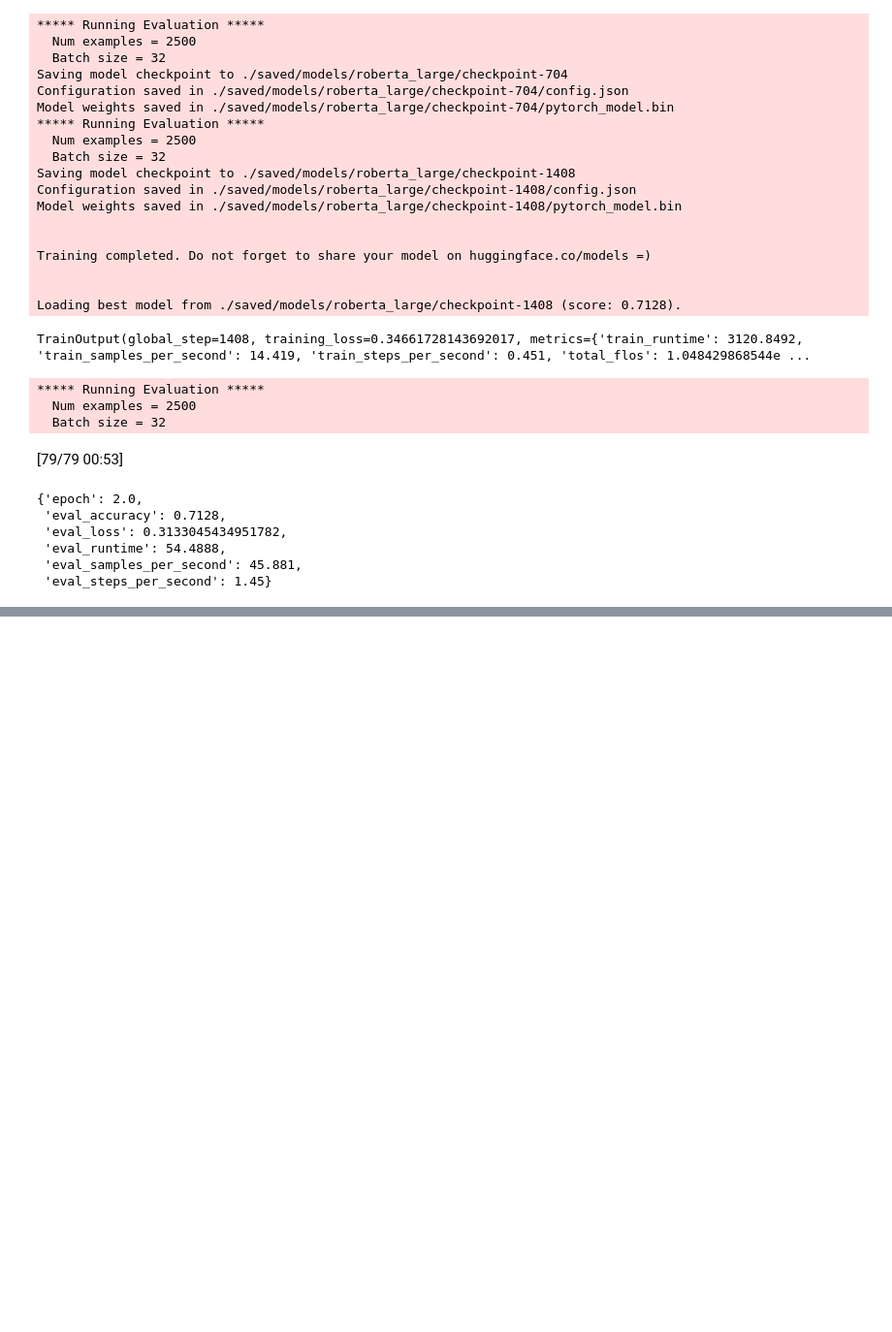
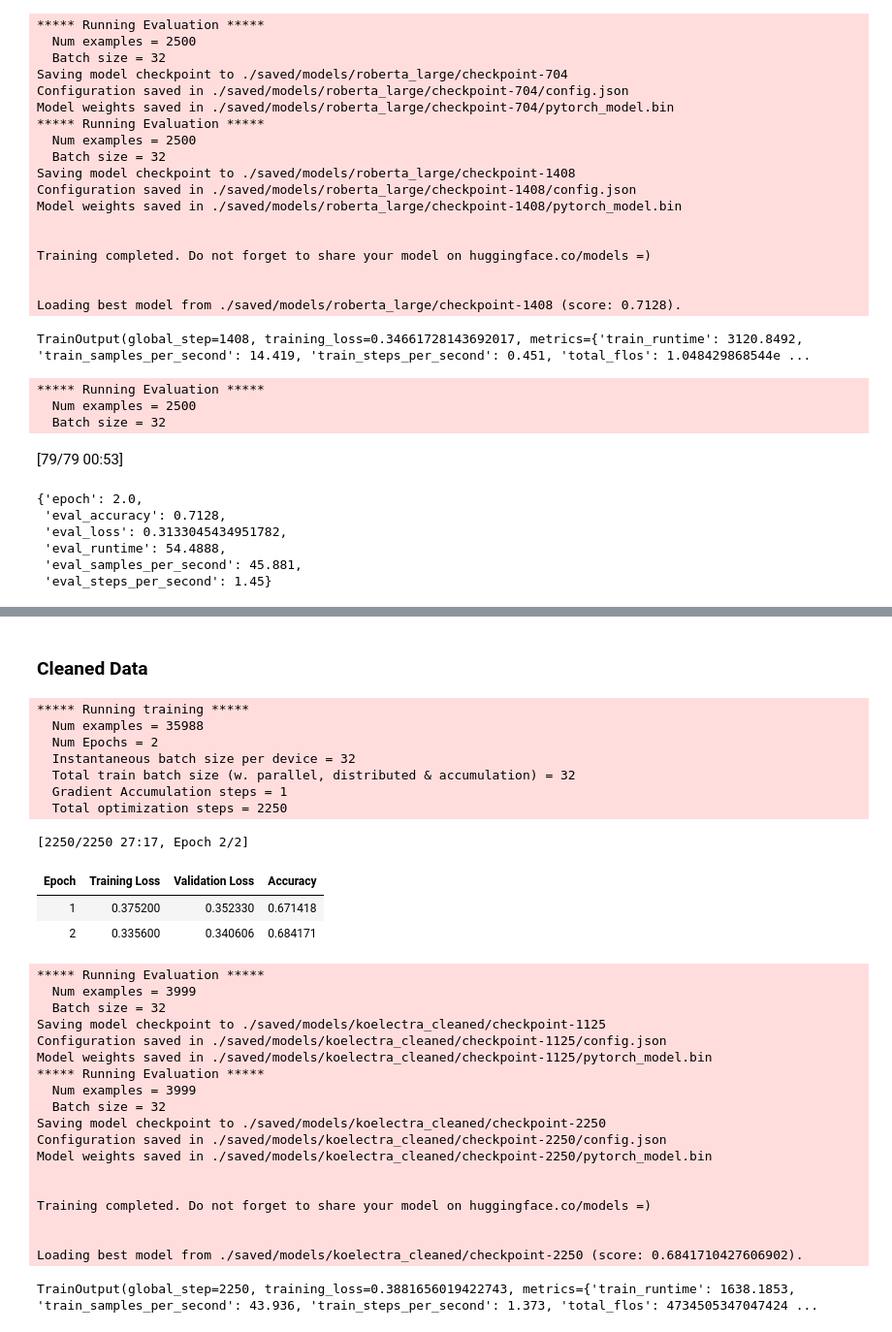
Before and after one commit to minyeamer/auto-raiting, a Jupyter notebook: notebooks/history.ipynb, the cells around one changed output, grey strips where cells are left out. Shown at 97% size. Drawn from its saved outputs; the diff is of its cells as text; code cells hidden in the pictures; blank space fills up the shorter version.

```diff
--- a/notebooks/history.ipynb
+++ b/notebooks/history.ipynb
@@ -265,0 +345,37 @@ plt.show()
+# %% [markdown]
+### Cleaned Data
+# %%
+koelectra_cleaned_trainer = trainer(train_cleaned_dataset, MODEL_NAME('cleaned'), MODEL_PATH)
+# %%
+koelectra_cleaned_trainer.train()
+# %% [output]
+***** Running training *****
+  Num examples = 35988
+  Num Epochs = 2
+  Instantaneous batch size per device = 32
+  Total train batch size (w. parallel, distributed & accumulation) = 32
+  Gradient Accumulation steps = 1
+  Total optimization steps = 2250
+[2250/2250 27:17, Epoch 2/2]
+| Epoch | Training Loss | Validation Loss | Accuracy |
+| 1 | 0.375200 | 0.352330 | 0.671418 |
+| 2 | 0.335600 | 0.340606 | 0.684171 |
+***** Running Evaluation *****
+  Num examples = 3999
+  Batch size = 32
+Saving model checkpoint to ./saved/models/koelectra_cleaned/checkpoint-1125
+Configuration saved in ./saved/models/koelectra_cleaned/checkpoint-1125/config.json
+Model weights saved in ./saved/models/koelectra_cleaned/checkpoint-1125/pytorch_model.bin
+***** Running Evaluation *****
+  Num examples = 3999
+  Batch size = 32
+Saving model checkpoint to ./saved/models/koelectra_cleaned/checkpoint-2250
+Configuration saved in ./saved/models/koelectra_cleaned/checkpoint-2250/config.json
+Model weights saved in ./saved/models/koelectra_cleaned/checkpoint-2250/pytorch_model.bin
+
+
+Training completed. Do not forget to share your model on huggingface.co/models =)
+
+
+Loading best model from ./saved/models/koelectra_cleaned/checkpoint-2250 (score: 0.6841710427606902).
+TrainOutput(global_step=2250, training_loss=0.3881656019422743, metrics={'train_runtime': 1638.1853, 'train_samples_per_second': 43.936, 'train_steps_per_second': 1.373, 'total_flos': 4734505347047424 ...
```
Also changed, not shown: parts of 14 cells of this notebook.
